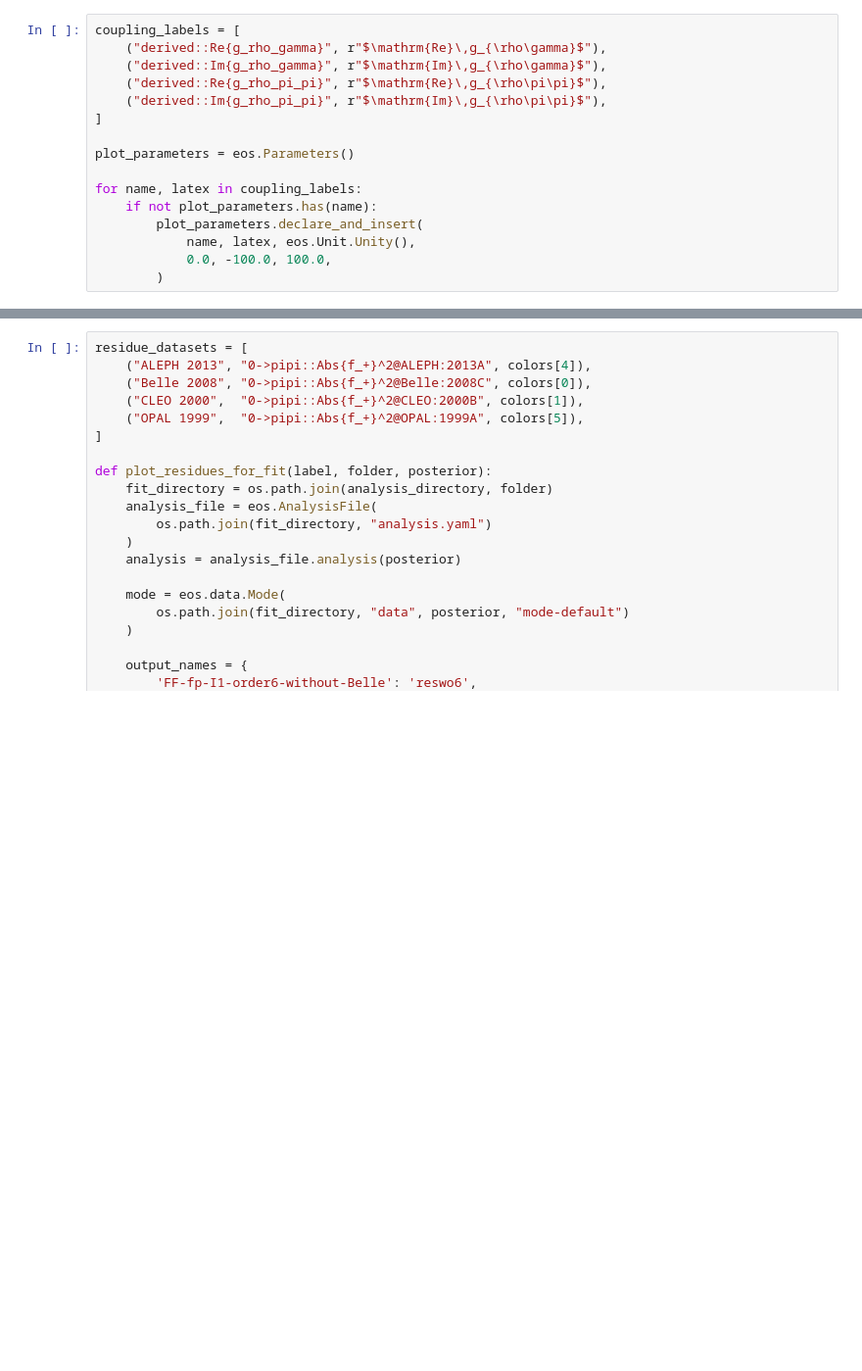
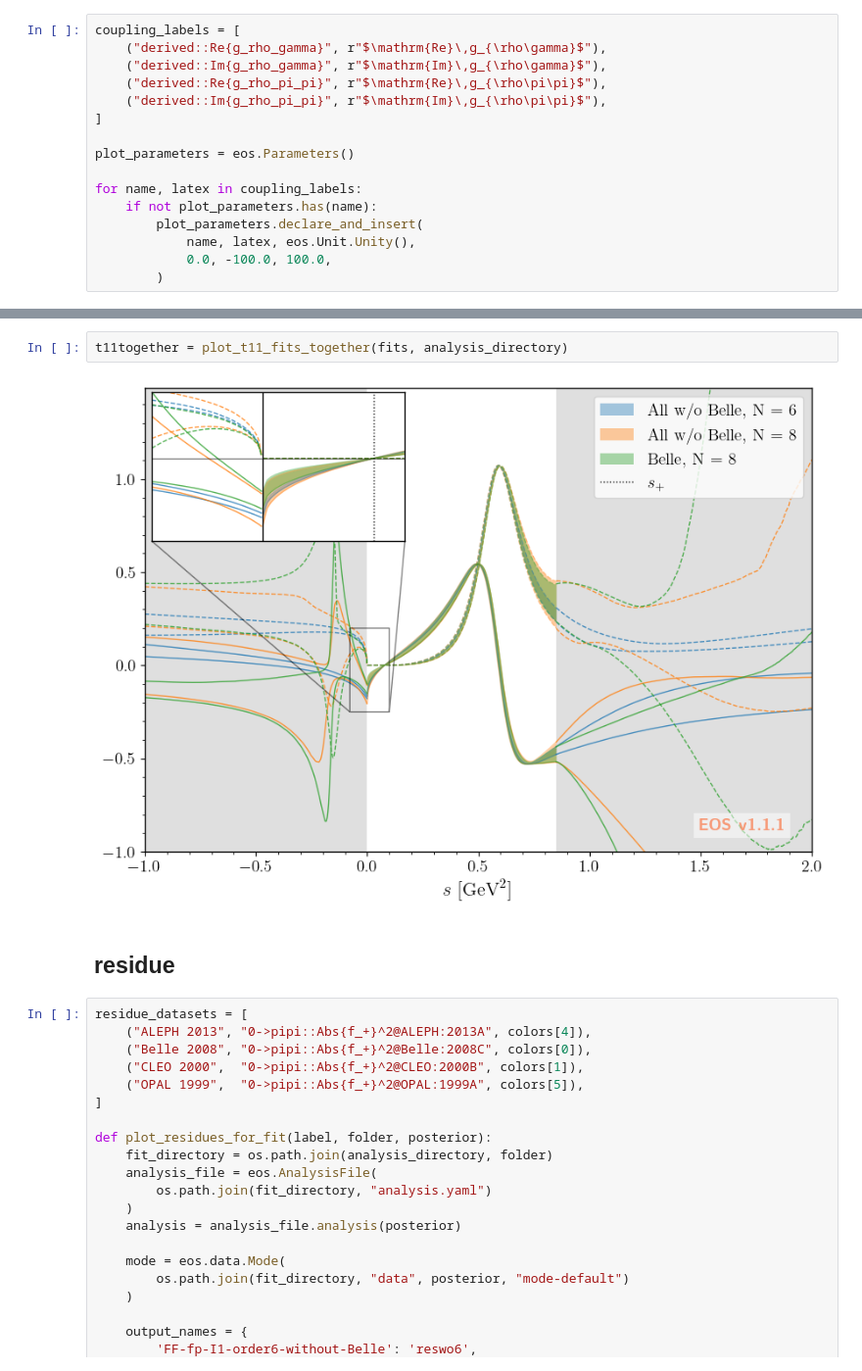
Before and after one commit to Fenoon/analysis, a Jupyter notebook: paper-plots.ipynb, the cells around one changed output, grey strips where cells are left out. Shown at 98% size. Drawn from its saved outputs; the diff is of its cells as text; blank space fills up the shorter version.

```diff
--- a/paper-plots.ipynb
+++ b/paper-plots.ipynb
@@ -577,3 +1261,9 @@ t11_figures = plot_t11_fits(fits, analysis_directory)
+# %%
+t11together = plot_t11_fits_together(fits, analysis_directory)
+# %% [output]
+[figure, added]
+# %% [markdown]
+## residue
 # %%
 residue_datasets = [
     ("ALEPH 2013", "0->pipi::Abs{f_+}^2@ALEPH:2013A", colors[4]),
```
Also changed, not shown: parts of 38 cells of this notebook.
